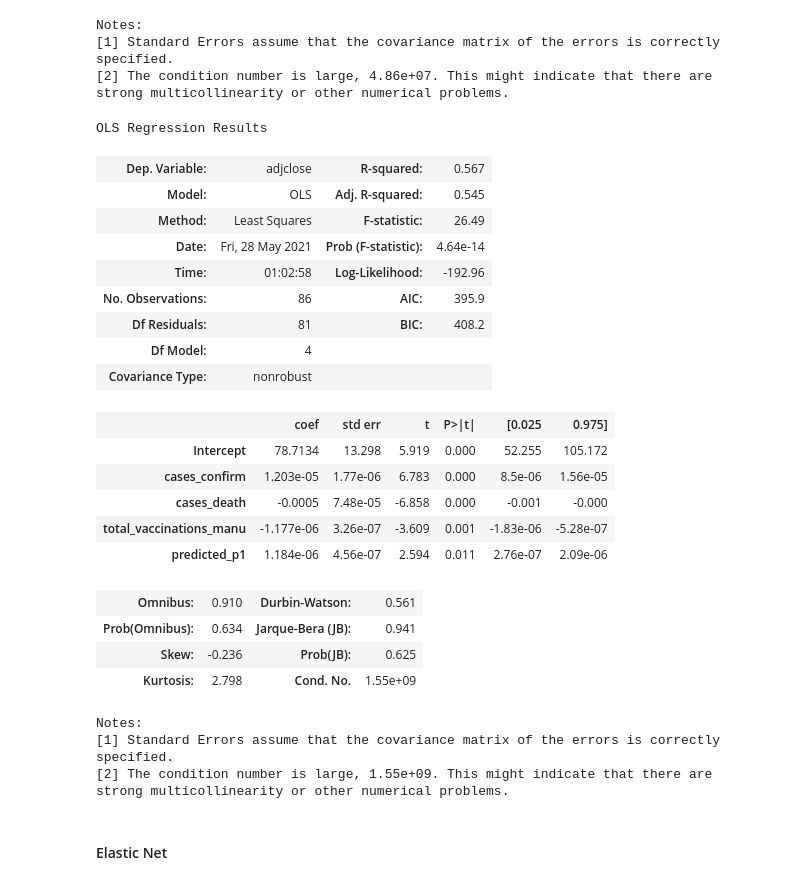
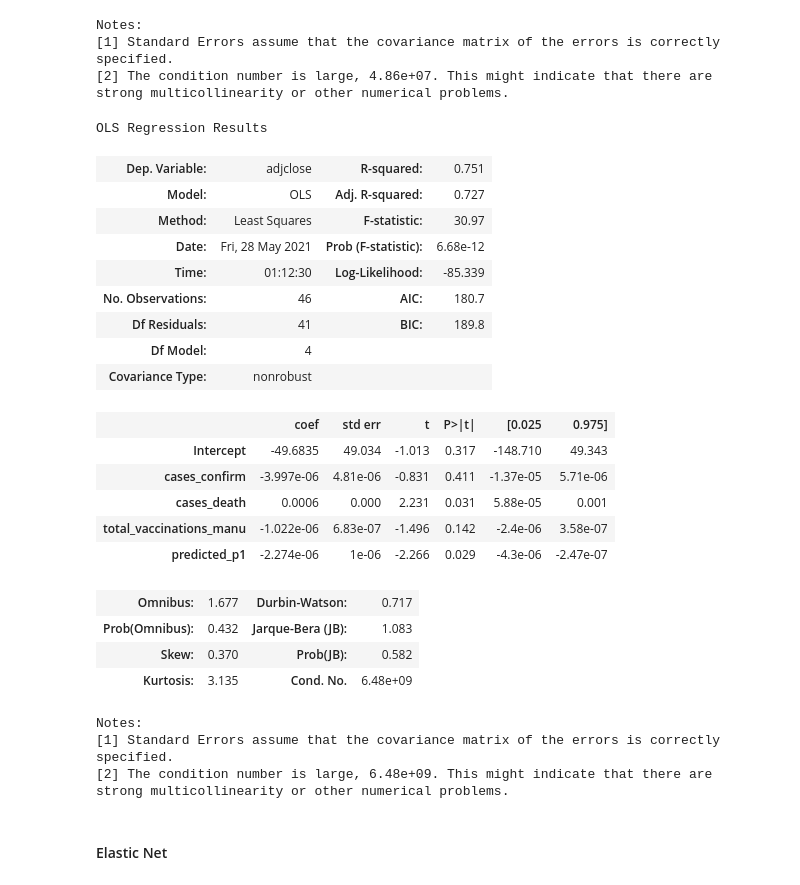
Before and after one commit to juno-yuu/COVID-Vaccine-and-Biotech-industry, a Jupyter notebook: Final_Project_Clean.ipynb, the cells around one changed output. Saved outputs shown, nothing was run; the diff lists cells and outputs as text; code cells hidden in the pictures.

```diff
--- a/Final_Project_Clean.ipynb
+++ b/Final_Project_Clean.ipynb
@@ -588,34 +595,34 @@ Notes:
 [2] The condition number is large, 4.86e+07. This might indicate that there are
 strong multicollinearity or other numerical problems.
 # %%
-JJ_partial = JJ.loc[JJ.index >= '2021-01-12']
+JJ_partial = JJ.loc[JJ.index >= '2021-03-11']
 res_jj_partial = sm.ols(formula = 'adjclose ~ cases_confirm + cases_death\
  + total_vaccinations_manu + predicted_p1', data = JJ_partial).fit()
 res_jj_partial.summary()
 # %% [output]
 OLS Regression Results
-| Dep. Variable: | adjclose | R-squared: | 0.567 |
-| Model: | OLS | Adj. R-squared: | 0.545 |
-| Method: | Least Squares | F-statistic: | 26.49 |
-| Date: | Fri, 28 May 2021 | Prob (F-statistic): | 4.64e-14 |
-| Time: | 01:02:58 | Log-Likelihood: | -192.96 |
-| No. Observations: | 86 | AIC: | 395.9 |
-| Df Residuals: | 81 | BIC: | 408.2 |
+| Dep. Variable: | adjclose | R-squared: | 0.751 |
+| Model: | OLS | Adj. R-squared: | 0.727 |
+| Method: | Least Squares | F-statistic: | 30.97 |
+| Date: | Fri, 28 May 2021 | Prob (F-statistic): | 6.68e-12 |
+| Time: | 01:12:30 | Log-Likelihood: | -85.339 |
+| No. Observations: | 46 | AIC: | 180.7 |
+| Df Residuals: | 41 | BIC: | 189.8 |
 | Df Model: | 4 |  |  |
 | Covariance Type: | nonrobust |  |  |
 |  | coef | std err | t | P>|t| | [0.025 | 0.975] |
-| Intercept | 78.7134 | 13.298 | 5.919 | 0.000 | 52.255 | 105.172 |
-| cases_confirm | 1.203e-05 | 1.77e-06 | 6.783 | 0.000 | 8.5e-06 | 1.56e-05 |
-| cases_death | -0.0005 | 7.48e-05 | -6.858 | 0.000 | -0.001 | -0.000 |
-| total_vaccinations_manu | -1.177e-06 | 3.26e-07 | -3.609 | 0.001 | -1.83e-06 | -5.28e-07 |
-| predicted_p1 | 1.184e-06 | 4.56e-07 | 2.594 | 0.011 | 2.76e-07 | 2.09e-06 |
+| Intercept | -49.6835 | 49.034 | -1.013 | 0.317 | -148.710 | 49.343 |
+| cases_confirm | -3.997e-06 | 4.81e-06 | -0.831 | 0.411 | -1.37e-05 | 5.71e-06 |
+| cases_death | 0.0006 | 0.000 | 2.231 | 0.031 | 5.88e-05 | 0.001 |
+| total_vaccinations_manu | -1.022e-06 | 6.83e-07 | -1.496 | 0.142 | -2.4e-06 | 3.58e-07 |
+| predicted_p1 | -2.274e-06 | 1e-06 | -2.266 | 0.029 | -4.3e-06 | -2.47e-07 |
-| Omnibus: | 0.910 | Durbin-Watson: | 0.561 |
-| Prob(Omnibus): | 0.634 | Jarque-Bera (JB): | 0.941 |
-| Skew: | -0.236 | Prob(JB): | 0.625 |
-| Kurtosis: | 2.798 | Cond. No. | 1.55e+09 |
+| Omnibus: | 1.677 | Durbin-Watson: | 0.717 |
+| Prob(Omnibus): | 0.432 | Jarque-Bera (JB): | 1.083 |
+| Skew: | 0.370 | Prob(JB): | 0.582 |
+| Kurtosis: | 3.135 | Cond. No. | 6.48e+09 |
 Notes:
 [1] Standard Errors assume that the covariance matrix of the errors is correctly specified.
-[2] The condition number is large, 1.55e+09. This might indicate that there are
+[2] The condition number is large, 6.48e+09. This might indicate that there are
 strong multicollinearity or other numerical problems.
 # %% [markdown]
 #### Elastic Net
```
Also changed, not shown: parts of 4 cells of this notebook.
